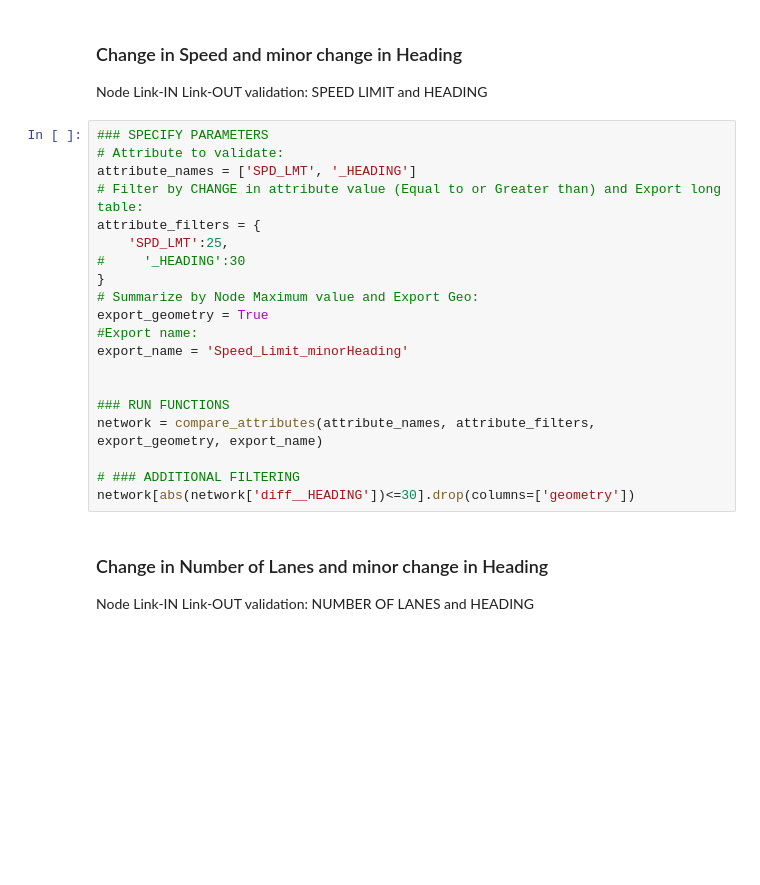
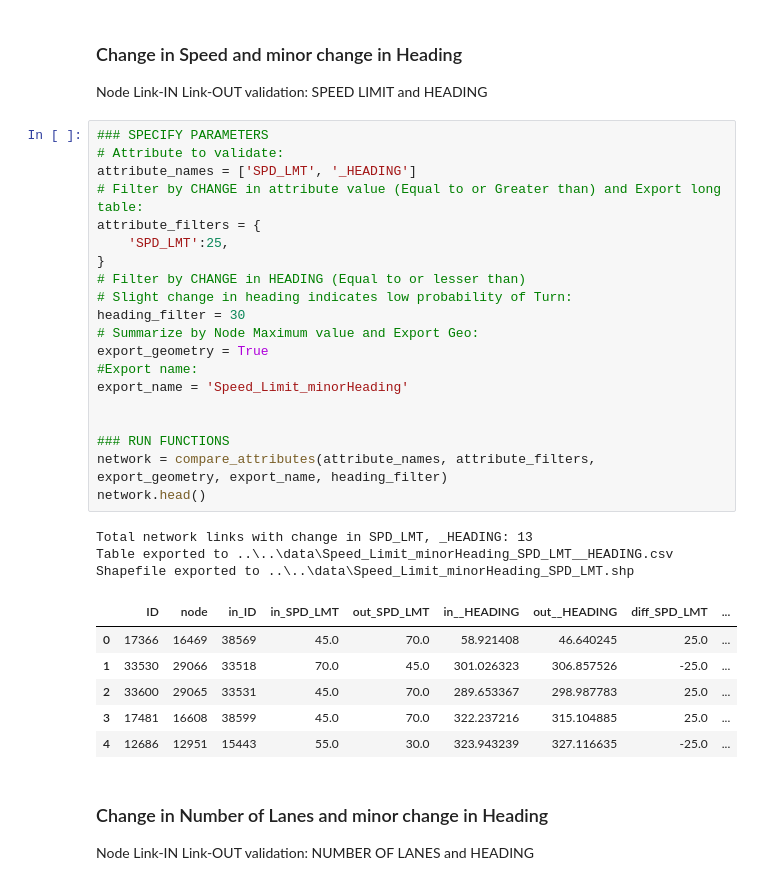
Before and after one commit to wsp-sag/client_chattanooga_rtp_update, a Jupyter notebook: Notebooks/Task 2 - Network Validation/Chattanooga_Network_Validation.ipynb, the cells around one changed output. Drawn from its saved outputs; the diff is of its cells as text; blank space fills up the shorter version.

```diff
--- a/Notebooks/Task 2 - Network Validation/Chattanooga_Network_Validation.ipynb
+++ b/Notebooks/Task 2 - Network Validation/Chattanooga_Network_Validation.ipynb
@@ -484,23 +583,33 @@ Node Link-IN Link-OUT validation: SPEED LIMIT and HEADING
 # %%
 ### SPECIFY PARAMETERS
 # Attribute to validate:
 attribute_names = ['SPD_LMT', '_HEADING']
 # Filter by CHANGE in attribute value (Equal to or Greater than) and Export long table:
 attribute_filters = {
     'SPD_LMT':25,
-#     '_HEADING':30
 }
+# Filter by CHANGE in HEADING (Equal to or lesser than)
+# Slight change in heading indicates low probability of Turn:
+heading_filter = 30
 # Summarize by Node Maximum value and Export Geo:
 export_geometry = True
 #Export name:
 export_name = 'Speed_Limit_minorHeading'
 
 
 ### RUN FUNCTIONS
-network = compare_attributes(attribute_names, attribute_filters, export_geometry, export_name)
-
-# ### ADDITIONAL FILTERING
-network[abs(network['diff__HEADING'])<=30].drop(columns=['geometry'])
+network = compare_attributes(attribute_names, attribute_filters, export_geometry, export_name, heading_filter)
+network.head()
+# %% [output]
+Total network links with change in SPD_LMT, _HEADING: 13
+Table exported to ..\..\data\Speed_Limit_minorHeading_SPD_LMT__HEADING.csv
+Shapefile exported to ..\..\data\Speed_Limit_minorHeading_SPD_LMT.shp
+|  | ID | node | in_ID | in_SPD_LMT | out_SPD_LMT | in__HEADING | out__HEADING | diff_SPD_LMT | ... |
+| 0 | 17366 | 16469 | 38569 | 45.0 | 70.0 | 58.921408 | 46.640245 | 25.0 | ... |
+| 1 | 33530 | 29066 | 33518 | 70.0 | 45.0 | 301.026323 | 306.857526 | -25.0 | ... |
+| 2 | 33600 | 29065 | 33531 | 45.0 | 70.0 | 289.653367 | 298.987783 | 25.0 | ... |
+| 3 | 17481 | 16608 | 38599 | 45.0 | 70.0 | 322.237216 | 315.104885 | 25.0 | ... |
+| 4 | 12686 | 12951 | 15443 | 55.0 | 30.0 | 323.943239 | 327.116635 | -25.0 | ... |
 # %% [markdown]
 ### Change in Number of Lanes and minor change in Heading
 Node Link-IN Link-OUT validation: NUMBER OF LANES and HEADING
```
Also changed, not shown: parts of 12 cells of this notebook.
